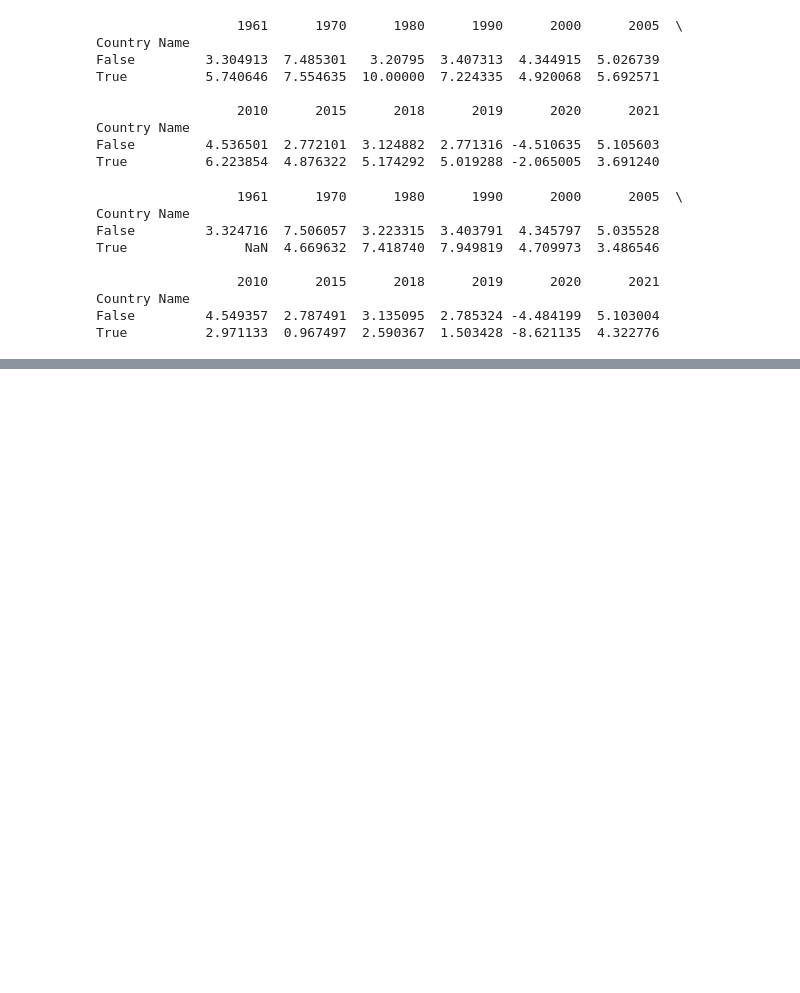
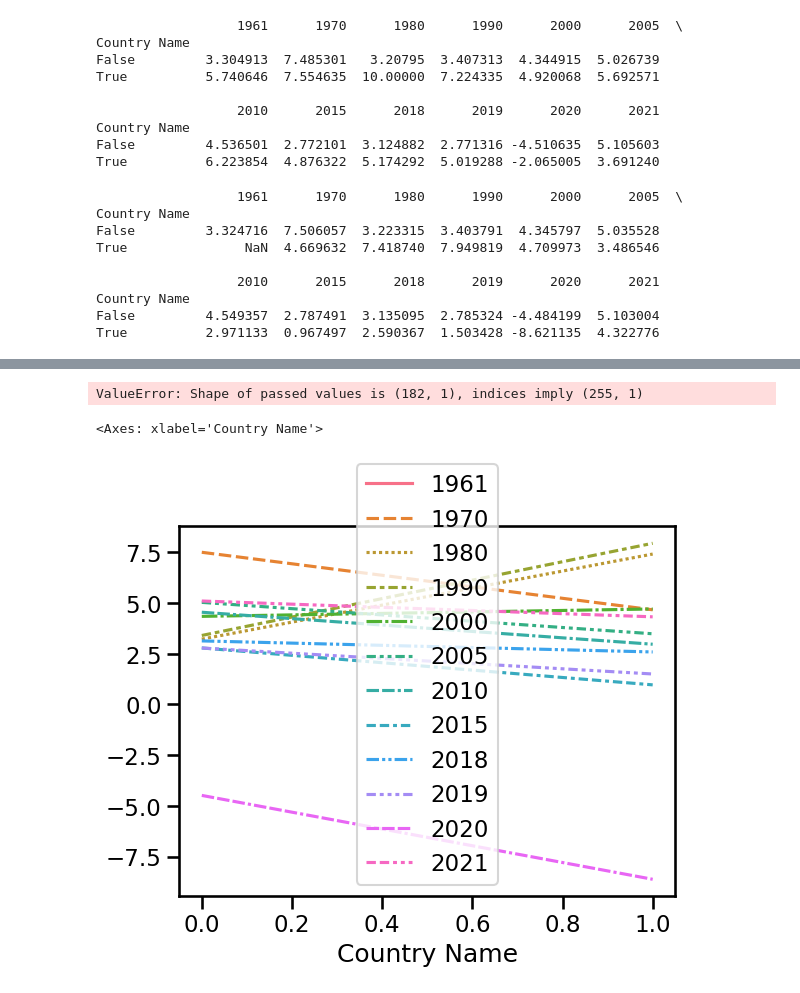
Before and after one commit to NOURDINEEEE/Projet_blanc_Dash1, a Jupyter notebook: Notebooks/Projet_blanc_donnees_mondiales.ipynb, the cells around one changed output, grey strips where cells are left out. Cells and saved outputs as stored; diff of their text form; code cells hidden in the pictures; blank space fills up the shorter version.

```diff
--- a/Notebooks/Projet_blanc_donnees_mondiales.ipynb
+++ b/Notebooks/Projet_blanc_donnees_mondiales.ipynb
@@ -263,7 +262,11 @@ Country Name
 False         4.536501  2.772101  3.124882  2.771316 -4.510635  5.105603
 True          6.223854  4.876322  5.174292  5.019288 -2.065005  3.691240
 # %%
-print(Taux_de_croissance_Moyen_orient_Afrique_Nord.groupby([Taux_de_croissance_Moyen_orient_Afrique_Nord['Country Name'] == 'Tunisia'])[['1961', '1970', '1980', '1990', '2000', '2005', '2010', '2015', '2018', '2019', '2020', '2021']].mean())
+condition = Taux_de_croissance_Moyen_orient_Afrique_Nord['Country Name'] == 'Tunisia'
+data1 = Taux_de_croissance_Moyen_orient_Afrique_Nord.groupby(
+    [condition])[['1961', '1970', '1980', '1990', '2000', '2005', '2010', '2015', '2018', '2019', '2020', '2021']].mean()
+
+print(data1)
 # %% [output]
                   1961      1970      1980      1990      2000      2005  \
 Country Name
@@ -276,0 +296,7 @@ True          2.971133  0.967497  2.590367  1.503428 -8.621135  4.322776
+# %%
+data2 = pd.DataFrame(data=Stringency_Index.groupby(['location'])['stringency_index'].mean().unique(), columns=['STI'], index=[Stringency_Index['location'].unique()[:182]])
+
+#data2["years"] = ['1961', '1970', '1980', '1990', '2000', '2005', '2010', '2015', '2018', '2019', '2020', '2021']
+data2
+# %% [output]
+ValueError: Shape of passed values is (182, 1), indices imply (255, 1)
@@ -276,0 +309,5 @@ True          2.971133  0.967497  2.590367  1.503428 -8.621135  4.322776
+# %%
+sns.lineplot(data=data1)
+# %% [output]
+<Axes: xlabel='Country Name'>
+[figure, added]
```
Also changed, not shown: parts of 4 cells of this notebook.
